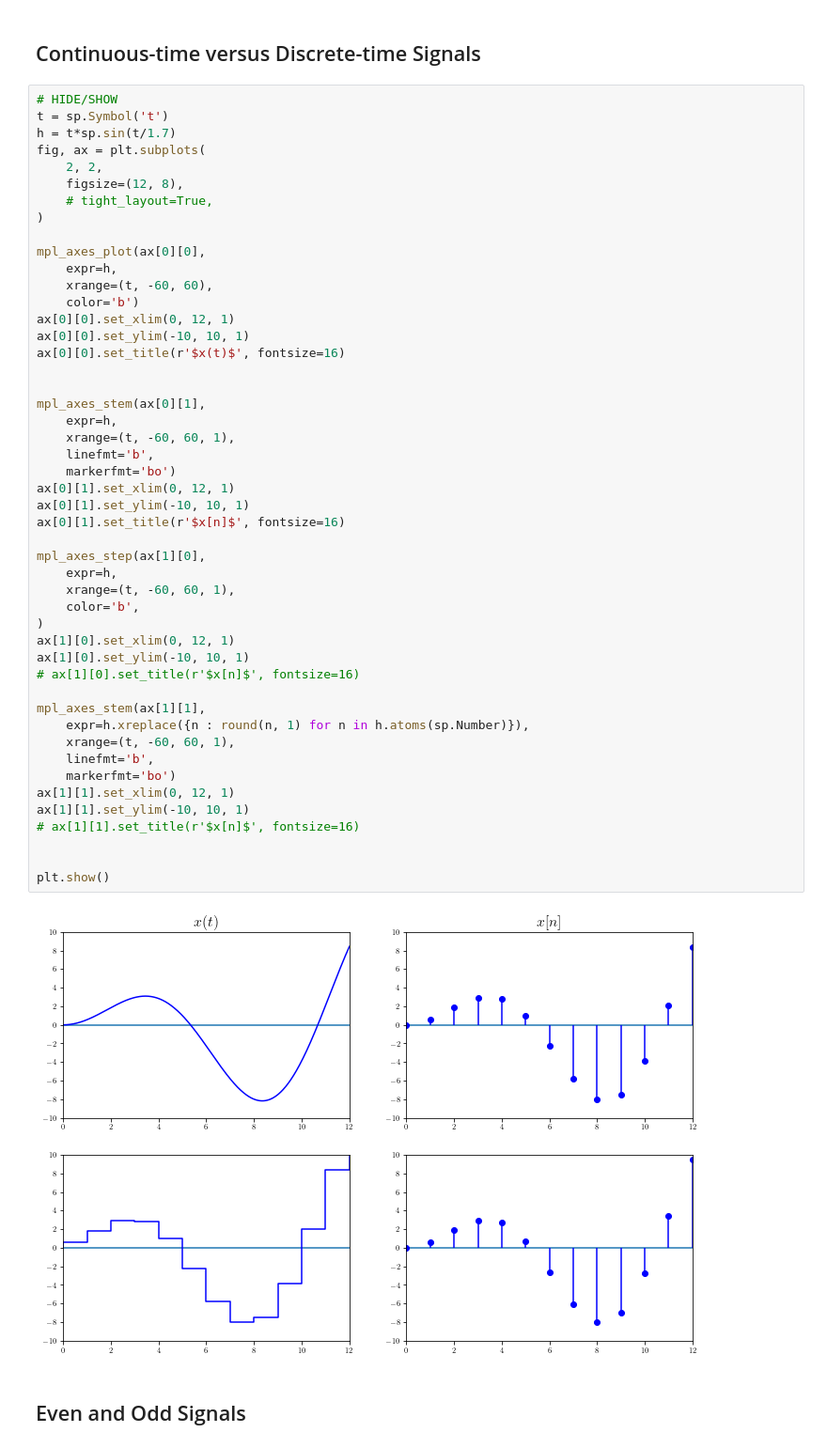
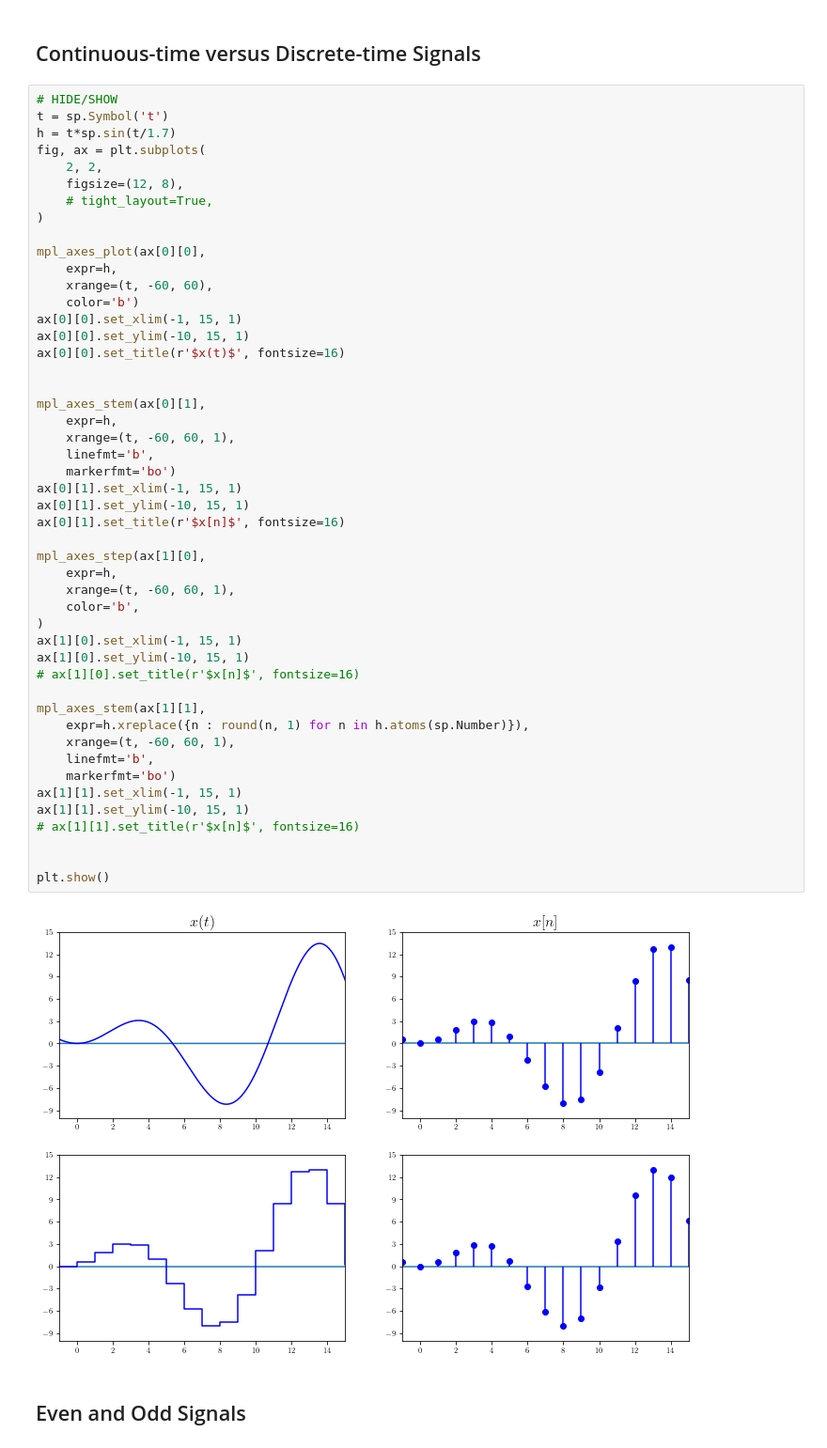
Before and after one commit to tmquan/ivcl, a Jupyter notebook: _sources/courses/dsp/intro.ipynb, the cells around one changed output. Shown: that part at 94% size. Saved outputs shown, nothing was run; the diff lists cells and outputs as text.

```diff
--- a/_sources/courses/dsp/intro.ipynb
+++ b/_sources/courses/dsp/intro.ipynb
@@ -94,42 +94,42 @@ mpl_axes_plot(ax[0][0],
     expr=h,
     xrange=(t, -60, 60),
     color='b')
-ax[0][0].set_xlim(0, 12, 1)
-ax[0][0].set_ylim(-10, 10, 1)
+ax[0][0].set_xlim(-1, 15, 1)
+ax[0][0].set_ylim(-10, 15, 1)
 ax[0][0].set_title(r'$x(t)$', fontsize=16)
 
 
 mpl_axes_stem(ax[0][1],
     expr=h,
     xrange=(t, -60, 60, 1),
     linefmt='b',
     markerfmt='bo')
-ax[0][1].set_xlim(0, 12, 1)
-ax[0][1].set_ylim(-10, 10, 1)
+ax[0][1].set_xlim(-1, 15, 1)
+ax[0][1].set_ylim(-10, 15, 1)
 ax[0][1].set_title(r'$x[n]$', fontsize=16)
 
 mpl_axes_step(ax[1][0],
     expr=h,
     xrange=(t, -60, 60, 1),
     color='b',
 )
-ax[1][0].set_xlim(0, 12, 1)
-ax[1][0].set_ylim(-10, 10, 1)
+ax[1][0].set_xlim(-1, 15, 1)
+ax[1][0].set_ylim(-10, 15, 1)
 # ax[1][0].set_title(r'$x[n]$', fontsize=16)
 
 mpl_axes_stem(ax[1][1],
     expr=h.xreplace({n : round(n, 1) for n in h.atoms(sp.Number)}),
     xrange=(t, -60, 60, 1),
     linefmt='b',
     markerfmt='bo')
-ax[1][1].set_xlim(0, 12, 1)
-ax[1][1].set_ylim(-10, 10, 1)
+ax[1][1].set_xlim(-1, 15, 1)
+ax[1][1].set_ylim(-10, 15, 1)
 # ax[1][1].set_title(r'$x[n]$', fontsize=16)
 
 
 plt.show()
 # %% [output]
-[figure, old version]
+[figure, new version]
 # %% [markdown]
 ## Even and Odd Signals
 # %%
```
Also changed, not shown: parts of 1 cell of this notebook, 3 other files.
